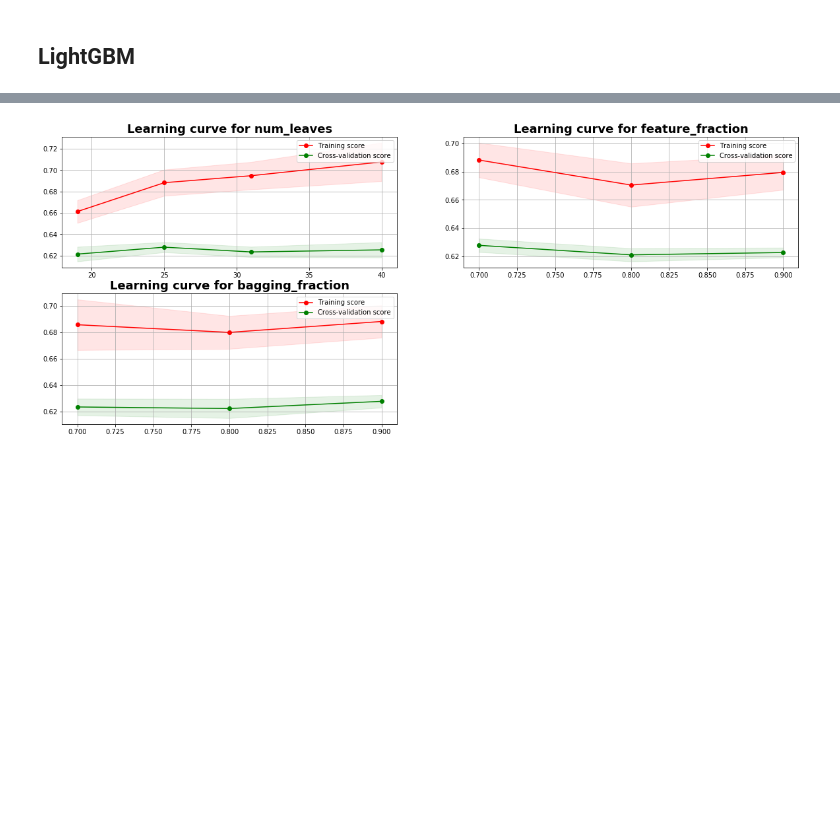
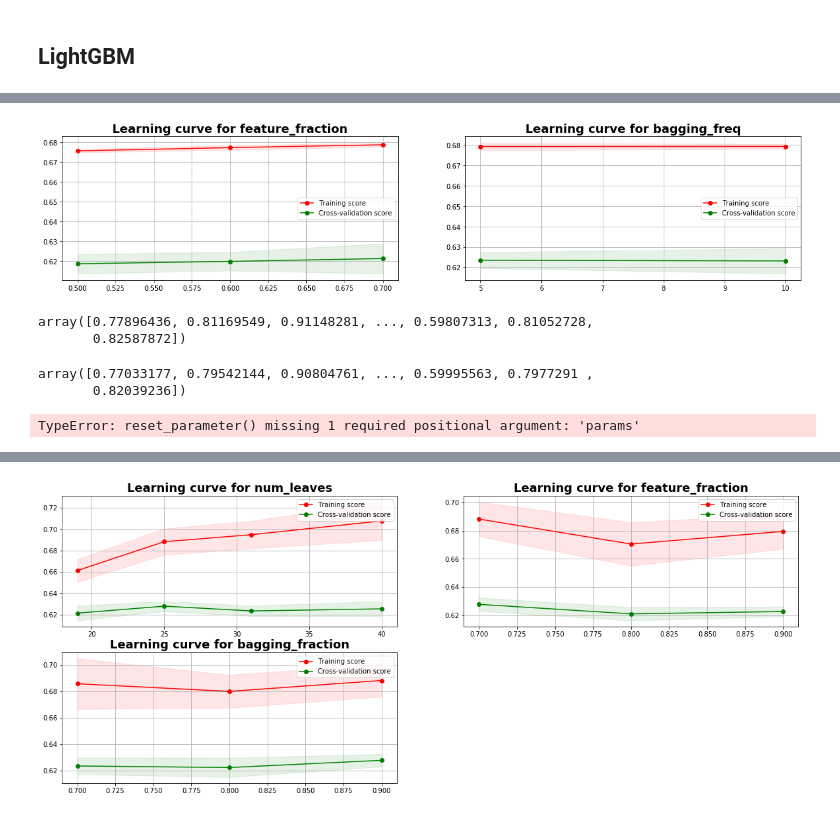
Before and after one commit to Durzot/DA_crowd_analytix, a Jupyter notebook: mortgage/notebook/Mortgage_2.ipynb, the cells around one changed output, grey strips where cells are left out. Saved outputs shown, nothing was run; the diff lists cells and outputs as text; code cells hidden in the pictures; blank space fills up the shorter version.

```diff
--- a/mortgage/notebook/Mortgage_2.ipynb
+++ b/mortgage/notebook/Mortgage_2.ipynb
@@ -588,0 +859,35 @@ GBMGridSearch(cols_cat=['amortization', 'mortgage purpose', 'payment frequency',
+# %%
+model_name = "LigthGBM"
+model_type = "GBM"
+path_sub = "../submissions/%s" % model_type
+path_model = "../trained_models/%s" % model_type
+
+if not os.path.exists(path_sub):
+    os.mkdir(path_sub)
+if not os.path.exists(path_model):
+    os.mkdir(path_model)
+
+
+# specify your configurations as a dict
+param_grid = {'boosting_type': ['dart'],
+              'objective': ['binary'],
+              'metric': ['binary_logloss'],
+              'num_leaves': [25],
+              'learning_rate': [0.05],
+              'feature_fraction': [0.5, 0.6, 0.7, 0.8],
+              'bagging_fraction': [0.9],
+              'bagging_freq': [5, 10, 15],
+              'num_boost_round': [400],
+              'early_stopping_rounds': [25],
+              'verbose': [0]}
+
+gbm_grid = GBMGridSearch(cols_cat=cols_cat,
+                         param_grid=param_grid,
+                         scoring=f1_macro_eval,
+                         cv=strat_cv,
+                         verbose=2,
+                         path_model=path_model,
+                         model_name=model_name)
+
+warnings.filterwarnings('ignore')
+gbm_grid.fit(X_ttrain, y_train)
@@ -588,0 +913,14 @@ GBMGridSearch(cols_cat=['amortization', 'mortgage purpose', 'payment frequency',
+# %%
+plot_learning_curve(param_grid, gbm_grid.best_params_, gbm_grid.cv_results_)
+# %% [output]
+[figure, added]
+# %%
+estimator.predict(X_ttrain)
+# %% [output]
+array([0.77896436, 0.81169549, 0.91148281, ..., 0.59807313, 0.81052728,
+       0.82587872])
+# %%
+gbm_grid.best_estimator_.predict(X_ttrain)
+# %% [output]
+array([0.77033177, 0.79542144, 0.90804761, ..., 0.59995563, 0.7977291 ,
+       0.82039236])
@@ -588,0 +929,4 @@ GBMGridSearch(cols_cat=['amortization', 'mortgage purpose', 'payment frequency',
+# %%
+estimator = estimator.reset_parameter()
+# %% [output]
+TypeError: reset_parameter() missing 1 required positional argument: 'params'
```
Also changed, not shown: parts of 32 cells of this notebook, 37 other files.
